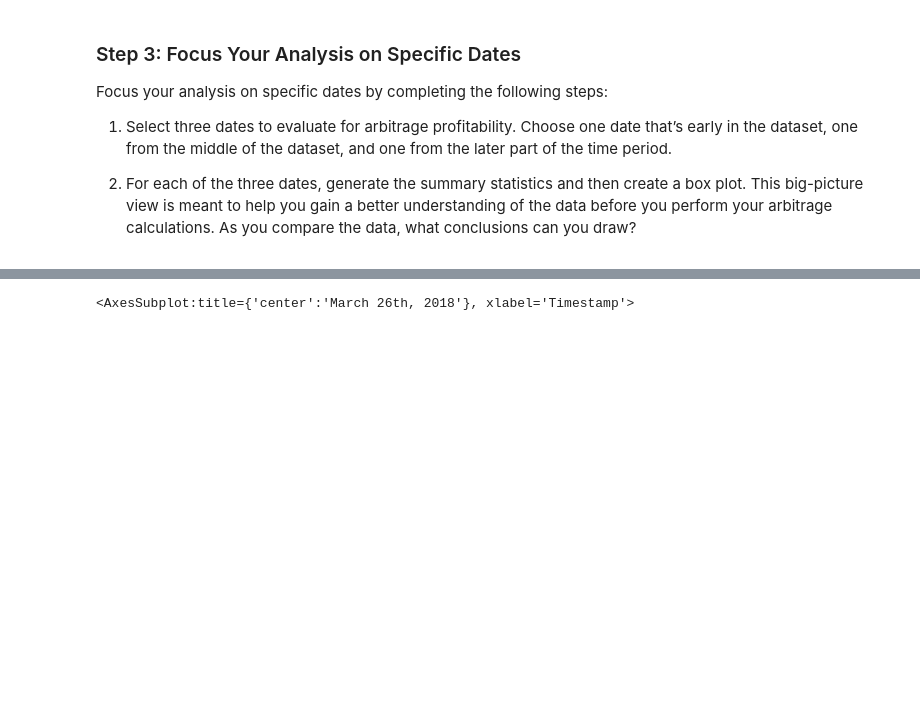
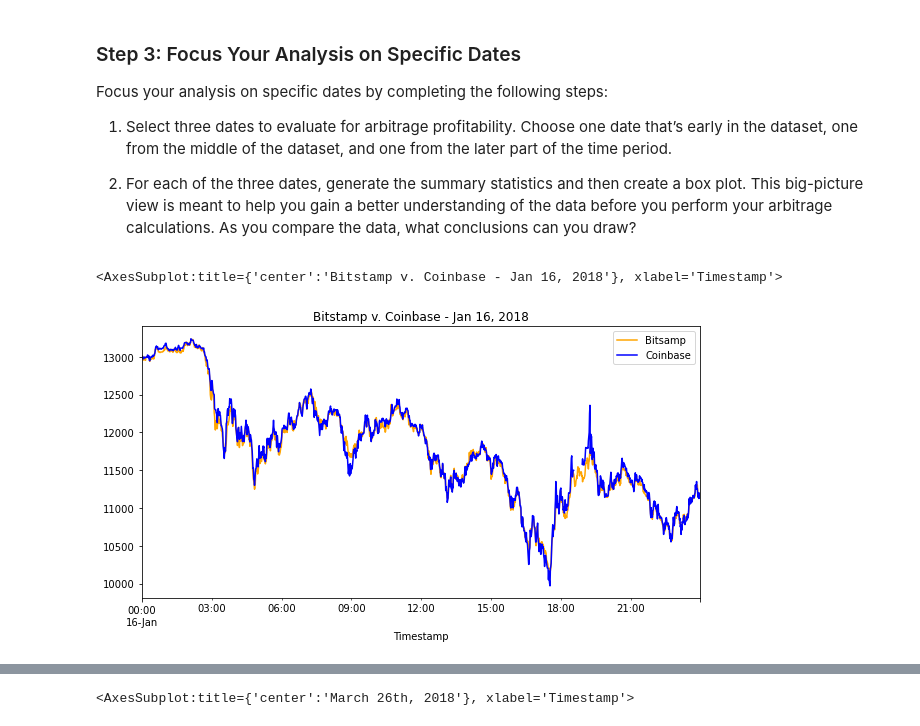
Before and after one commit to kian48/fintechchallenge3, a Jupyter notebook: Starter_Code-3/crypto_arbitrage.ipynb, the cells around one changed output, grey strips where cells are left out. Saved outputs shown, nothing was run; the diff lists cells and outputs as text; code cells hidden in the pictures; blank space fills up the shorter version.

```diff
--- a/Starter_Code-3/crypto_arbitrage.ipynb
+++ b/Starter_Code-3/crypto_arbitrage.ipynb
@@ -367,3 +367,10 @@ Focus your analysis on specific dates by completing the following steps:
 1. Select three dates to evaluate for arbitrage profitability. Choose one date that’s early in the dataset, one from the middle of the dataset, and one from the later part of the time period.
 
 2. For each of the three dates, generate the summary statistics and then create a box plot. This big-picture view is meant to help you gain a better understanding of the data before you perform your arbitrage calculations. As you compare the data, what conclusions can you draw?
+# %%
+# Create an overlay plot that visualizes the two dataframes over a period of one day early in the dataset.
+bitstamp_sliced.loc["2018-01-16"].plot(legend=True, figsize = (10, 5), title = "Bitstamp v. Coinbase - Jan 16, 2018", color = "Orange", label = "Bitsamp")
+coinbase_sliced.loc["2018-01-16"].plot(legend=True, figsize = (10, 5), color = "Blue", label = "Coinbase")
+# %% [output]
+<AxesSubplot:title={'center':'Bitstamp v. Coinbase - Jan 16, 2018'}, xlabel='Timestamp'>
+[figure, added]
```
Also changed, not shown: parts of 9 cells of this notebook.
